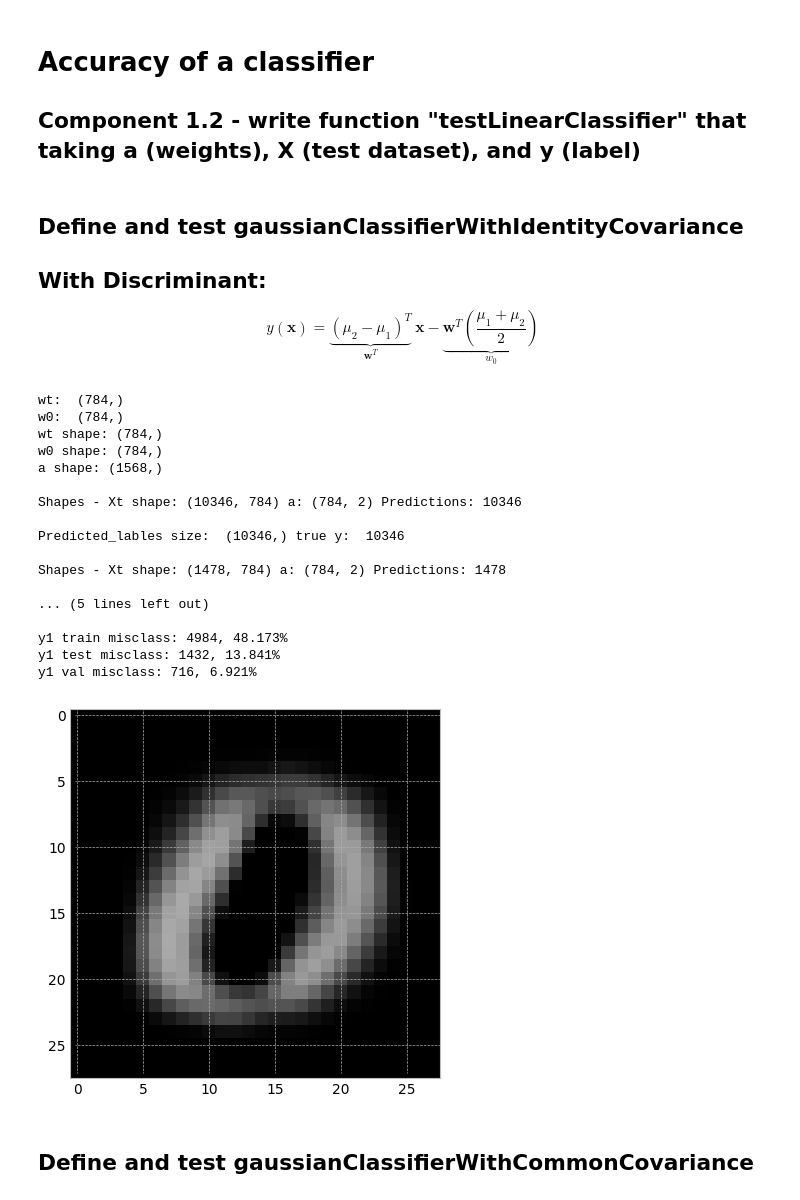
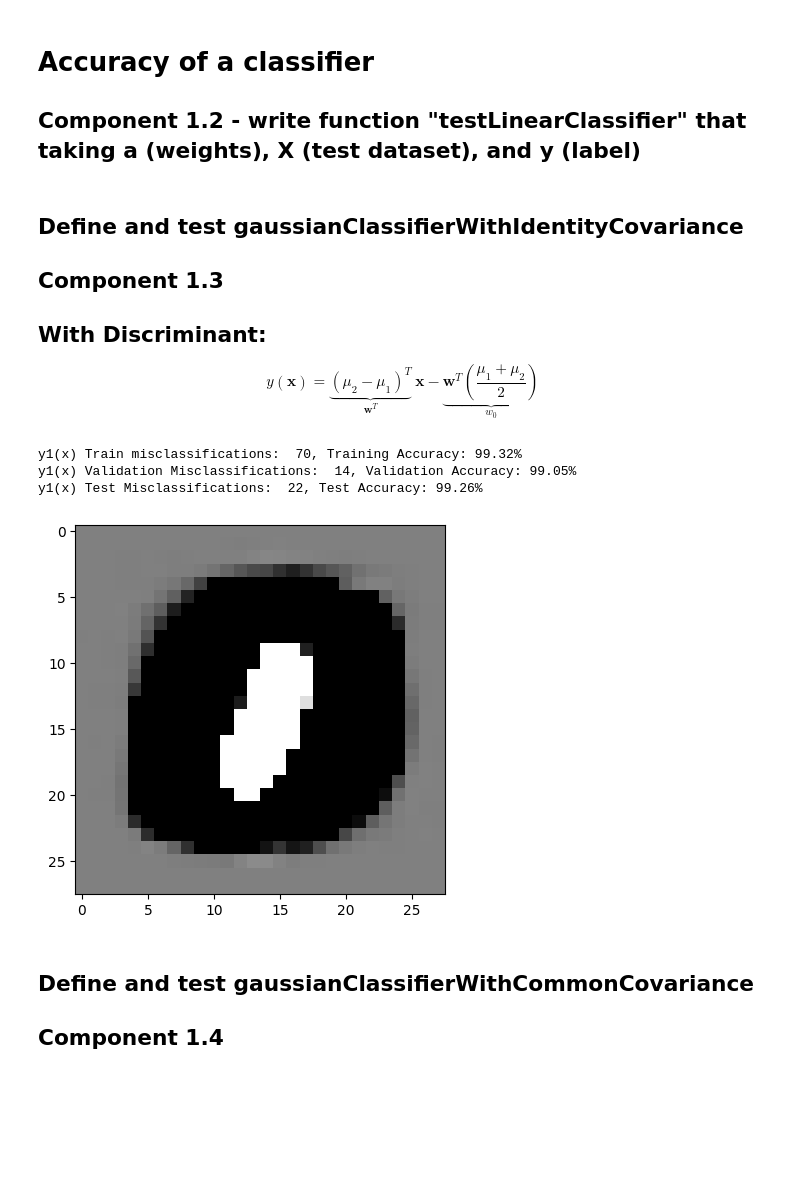
Before and after one commit to JayIke/machine-learning, a Jupyter notebook: MNIST_Classification/Project.ipynb, the cells around one changed output. Saved outputs shown, nothing was run; the diff lists cells and outputs as text; code cells hidden in the pictures; blank space fills up the shorter version.

```diff
--- a/MNIST_Classification/Project.ipynb
+++ b/MNIST_Classification/Project.ipynb
@@ -107,84 +83,66 @@ def testLinearClassifier(a,Xt,yt):
 # %% [markdown]
 ## Define and test gaussianClassifierWithIdentityCovariance
+## Component 1.3
 ## With Discriminant:
 $$y(\mathbf x) = \underbrace{(\mu_2-\mu_1)^T}_{\mathbf w^T} ~\mathbf x- \underbrace{\mathbf w^T\left(\frac{\mu_1+\mu_2}{2}\right)}_{w_0}$$
 # %%
 #------TRAINING CODE --------------
 
 import array
 from turtle import color
 from matplotlib.cbook import flatten
 from matplotlib.pyplot import cool
 from numpy import float64
 
 
 def gaussianClassifierWithIdentityCovariance(Xtrain1,ytrain1):
-    # X*I=X, the result is the original matrix, hence:
-    #X_train_bias = np.c_[Xtrain1,np.ones(Xtrain1,shape=Xtrain1.shape[1])] # add column
+    """
+    Parameters:
+    - Xt: Dataset(Samples,Features)
+    - y: True labels to check classifier
+
+    Return:
+    - a1: Calculated weight vector
+    """
+
     # Separate the data into two classes
+    a = 0.01*np.random.randn(Nfeatures+1,1)
     class_1_data =  Xtrain1[ytrain1 == 0]
     class_2_data = Xtrain1[ytrain1 == 1]
+
     # Create mean subtracted arrays
     class_mean = np.mean(Xtrain1,axis=0)
     mu1 = np.mean(class_1_data,axis=0)
     mu2 = np.mean(class_2_data,axis=0)
 
-    # Discriminate function coefficients
-    wt = (mu1-mu2)
-    print("wt: ", wt.shape)
-    wt = np.transpose(wt)
-
-    w0 = wt*-0.5*(mu1+mu2)
-    print("w0: ", w0.shape)
-    #a1 = np.append([wt],[w0],axis=0)
-    a1 = np.concatenate((wt,w0),axis=0)
-    #np.reshape(a1[0:1568],(-1,784))
-
-
-    print("wt shape:", wt.shape)
-    print("w0 shape:", w0.shape)
-    print("a shape:", a1.shape)
-   # print("class1_demeaned shape:", class1_demeaned.shape)
-
+    w = mu2-mu1
+    w0 = 0.5 * (np.dot(mu1,mu1) - np.dot(mu2,mu2))
+    a1 = np.concatenate([w, np.array([w0])])
 
     return a1
     #YOUR CODE HERE
 
 
 #------SIMPLE TESTING ON THE TRAINING DATA ITSELF --------------
 a1 = gaussianClassifierWithIdentityCovariance(X_train,y_train)
-wt,w0 = np.split(a1,2,axis=0)
-plt.imshow(np.reshape(a1[0:784],(28,28)),cmap='gray',vmin=0,vmax=255)
-#plt.imshow(np.reshape(w0[0:784],(28,28)),cmap='grey',vmin=0,vmax=255)
-a1 = np.reshape(a1,(784,-1))
-#a1 = np.transpose(a1)
-train = testLinearClassifier(a1,X_train,y_train)
-val = testLinearClassifier(a1,X_val,y_val)
-test = testLinearClassifier(a1,X_test,y_test)
-print(f'\ny1 train misclass: {train}, {train/Nsamples*100:.3f}%')
-print(f"y1 test misclass: {test}, {test/Nsamples*100:.3f}%")
-print(f'y1 val misclass: {val}, {val/Nsamples*100:.3f}%')
+
+plt.imshow(np.reshape(a1[0:784],(28,28)),cmap='gray',vmin=-5,vmax=5)
+
+train,tacc = testLinearClassifier(a1,X_train,y_train)
+val,vacc = testLinearClassifier(a1,X_val,y_val)
+test,testacc = testLinearClassifier(a1,X_test,y_test)
+
+print(f'\ny1(x) Train misclassifications:  {train}, Training Accuracy: {tacc*100:.2f}%')
+print(f'y1(x) Validation Misclassifications:  {val}, Validation Accuracy: {vacc*100:.2f}%')
+print(f"y1(x) Test Misclassifications:  {test}, Test Accuracy: {testacc*100:.2f}%")
 # %% [output]
-wt:  (784,)
-w0:  (784,)
-wt shape: (784,)
-w0 shape: (784,)
-a shape: (1568,)
-
-Shapes - Xt shape: (10346, 784) a: (784, 2) Predictions: 10346
-
-Predicted_lables size:  (10346,) true y:  10346
-
-Shapes - Xt shape: (1478, 784) a: (784, 2) Predictions: 1478
-
-... (5 lines left out)
-
-y1 train misclass: 4984, 48.173%
-y1 test misclass: 1432, 13.841%
-y1 val misclass: 716, 6.921%
+y1(x) Train misclassifications:  70, Training Accuracy: 99.32%
+y1(x) Validation Misclassifications:  14, Validation Accuracy: 99.05%
+y1(x) Test Misclassifications:  22, Test Accuracy: 99.26%
-[figure, old version]
+[figure, new version]
 # %% [markdown]
 ## Define and test gaussianClassifierWithCommonCovariance
+## Component 1.4
 # %%
 #------TRAINING CODE --------------
 
```
Also changed, not shown: parts of 26 cells of this notebook.
